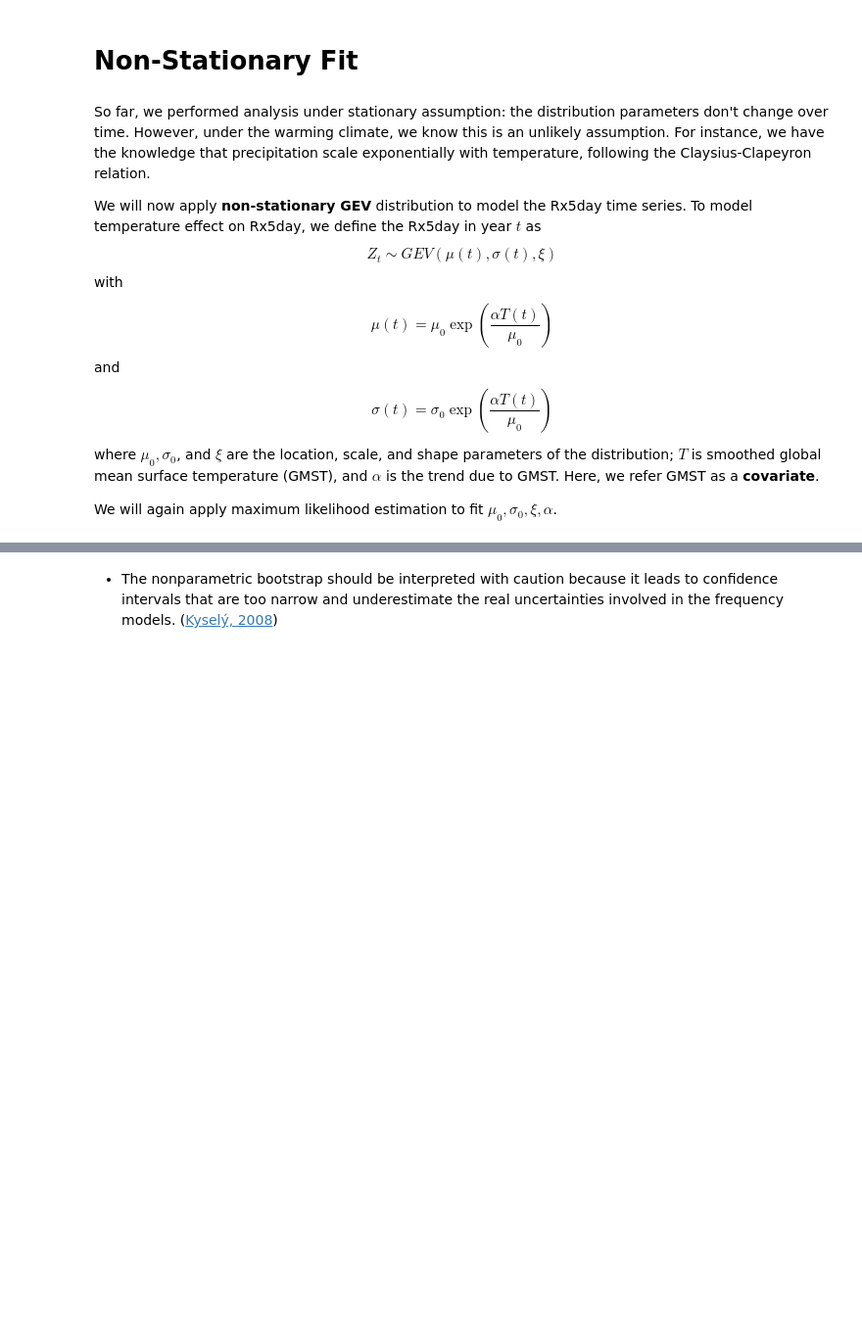
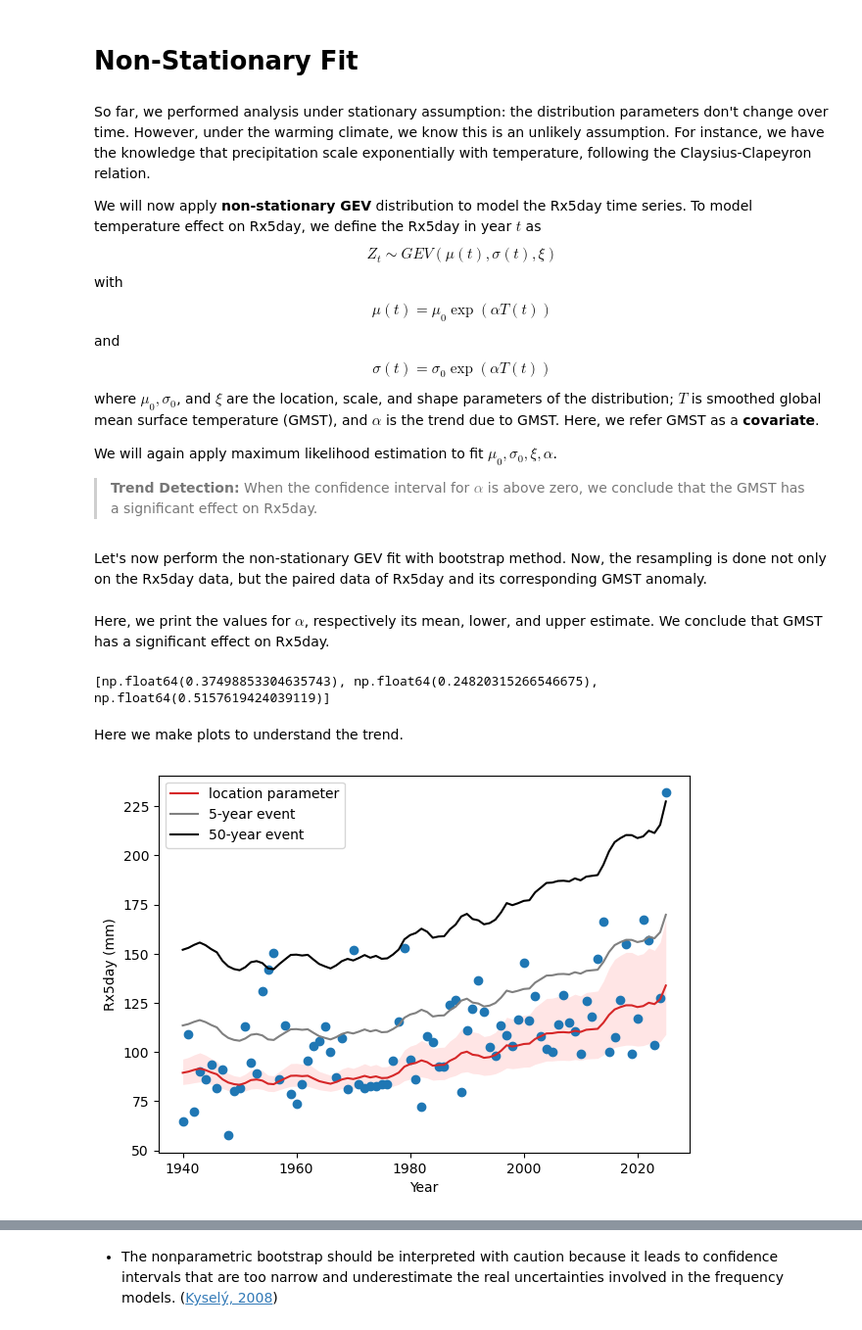
Before and after one commit to nathasya-abenita/diploma_data_analysis, a Jupyter notebook: scripts/project/extreme_trend_detection.ipynb, the cells around one changed output, grey strips where cells are left out. Shown at 98% size. Drawn from its saved outputs; the diff is of its cells as text; code cells hidden in the pictures; blank space fills up the shorter version.

```diff
--- a/scripts/project/extreme_trend_detection.ipynb
+++ b/scripts/project/extreme_trend_detection.ipynb
@@ -256,13 +258,16 @@ Z_t \sim GEV(\mu(t), \sigma(t), \xi)
 $$
 with
 $$
-\mu(t) = \mu_0 \exp{\left( \frac{\alpha T(t)}{\mu_0} \right)}
+\mu(t) = \mu_0 \exp{\left( \alpha T(t) \right)}
 $$
 and
 $$
-\sigma(t) = \sigma_0 \exp{\left( \frac{\alpha T(t)}{\mu_0} \right)}
+\sigma(t) = \sigma_0 \exp{\left( \alpha T(t) \right)}
 $$
 
 where $\mu_0, \sigma_0$, and $\xi$ are the location, scale, and shape parameters of the distribution; $T$ is smoothed global mean surface temperature (GMST), and $\alpha$ is the trend due to GMST. Here, we refer GMST as a **covariate**.
 
 We will again apply maximum likelihood estimation to fit $\mu_0, \sigma_0, \xi, \alpha$.
+
+> **Trend Detection:**
+> When the confidence interval for $\alpha$ is above zero, we conclude that the GMST has a significant effect on Rx5day.
@@ -272,0 +274,45 @@ We will again apply maximum likelihood estimation to fit $\mu_0, \sigma_0, \xi,
+# %% [markdown]
+Let's now perform the non-stationary GEV fit with bootstrap method. Now, the resampling is done not only on the Rx5day data, but the paired data of Rx5day and its corresponding GMST anomaly.
+# %%
+# Perform non-stationary GEV fit with bootstrap method
+params_nonstat = evt.gev_fit_gmst_with_bootstrap(df['tp'].array, df['gmst'].array)
+# %% [markdown]
+Here, we print the values for $\alpha$, respectively its mean, lower, and upper estimate. We conclude that GMST has a significant effect on Rx5day.
+# %%
+print([params[3] for params in params_nonstat])
+# %% [output]
+[np.float64(0.37498853304635743), np.float64(0.24820315266546675), np.float64(0.5157619424039119)]
+# %% [markdown]
+Here we make plots to understand the trend.
+# %%
+# Plot observed data
+ax = evt.plot_data_vs_time(df.index, df['tp'].values)
+
+# Add location parameter
+evt.plot_location_vs_time(df.index, df['gmst'].array, params_nonstat[0], ax=ax, label='location parameter')
+
+# Add location parameter confidence interval
+ax.fill_between(
+    df.index,
+    evt.update_mu(params_nonstat[1], df['gmst']),
+    evt.update_mu(params_nonstat[2], df['gmst']),
+    color='red',
+    alpha=0.1,
+    linewidth=0
+                )
+
+# Add event return level
+ax.plot(
+    df.index, evt.find_event(df['gmst'].array, 5, params_nonstat[0]),
+    label='5-year event', color='gray'
+    )
+
+ax.plot(
+    df.index, evt.find_event(df['gmst'].array, 50, params_nonstat[0]),
+    label='50-year event', color='k'
+    )
+
+ax.legend()
+plt.show()
+# %% [output]
+[figure, added]
```
Also changed, not shown: parts of 10 cells of this notebook, 1 other file.
